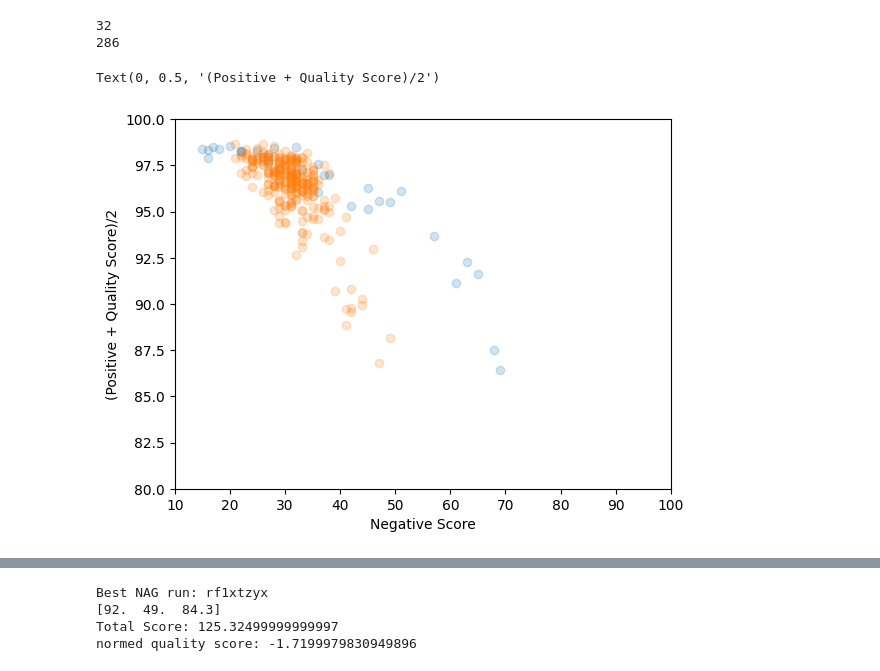
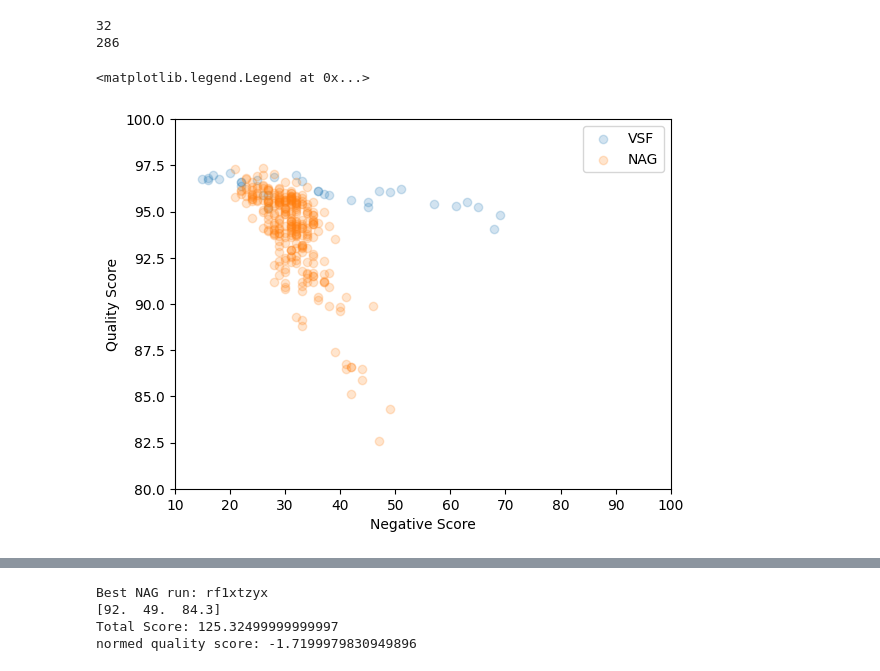
Before and after one commit to weathon/VSF, a Jupyter notebook: experiments/plot.ipynb, the cells around one changed output, grey strips where cells are left out. Drawn from its saved outputs; the diff is of its cells as text; code cells hidden in the pictures.

```diff
--- a/experiments/plot.ipynb
+++ b/experiments/plot.ipynb
@@ -28,14 +28,15 @@ print(len(runs))
 # %%
 import pylab
 import numpy as np
 vsf_scores = np.array(vsf_scores)
-pylab.scatter(vsf_scores[:,1], (vsf_scores[:,0] + vsf_scores[:,2])/2, alpha=0.2)
+pylab.scatter(vsf_scores[:,1], vsf_scores[:,2], alpha=0.2, label='VSF')
 nag_scores = np.array(nag_scores)
-pylab.scatter(nag_scores[:,1], (nag_scores[:,0] + nag_scores[:,2])/2, alpha=0.2)
+pylab.scatter(nag_scores[:,1], nag_scores[:,2], alpha=0.2, label='NAG')
 pylab.xlim(10, 100)
 pylab.ylim(80, 100)
 pylab.xlabel("Negative Score")
-pylab.ylabel("(Positive + Quality Score)/2")
+pylab.ylabel("Quality Score")
+pylab.legend()
 # %% [output]
-Text(0, 0.5, '(Positive + Quality Score)/2')
+<matplotlib.legend.Legend at 0x...>
-[figure, old version]
+[figure, new version]
```
Also changed, not shown: parts of 2 cells of this notebook, 3 other files.
